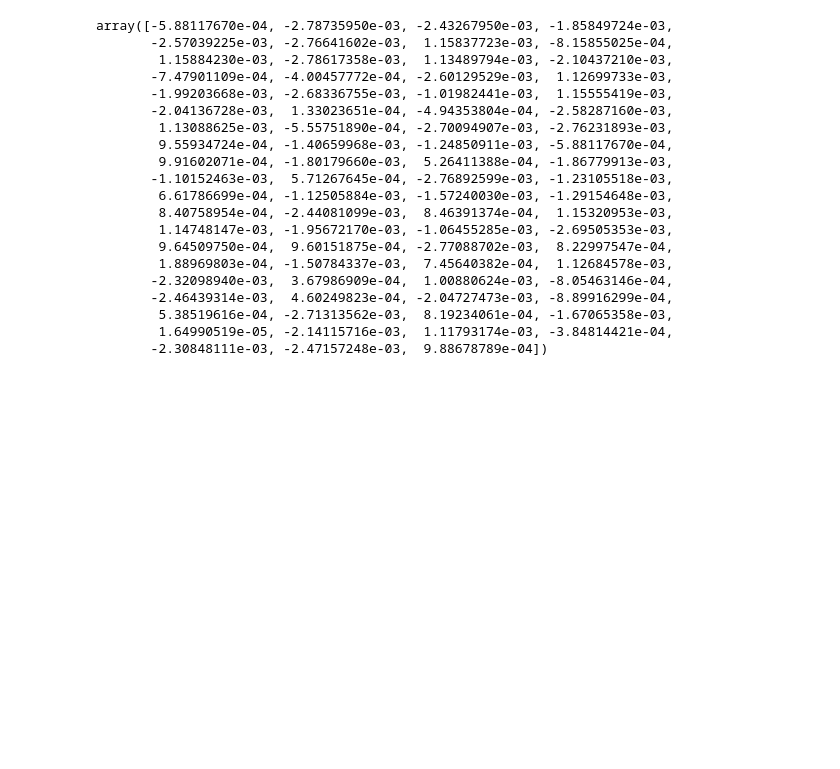
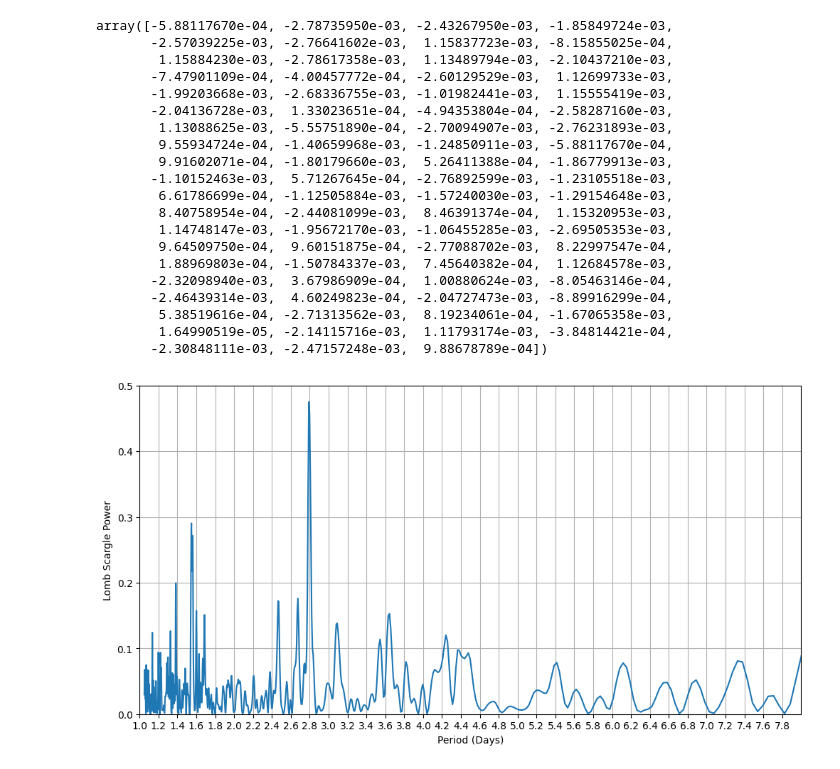
Before and after one commit to williamlee8ucb/GWAM_Lomb_Scargle, a Jupyter notebook: Cleaned_Up_LS.ipynb, the cells around one changed output. Cells and saved outputs as stored; diff of their text form; code cells hidden in the pictures; blank space fills up the shorter version.

```diff
--- a/Cleaned_Up_LS.ipynb
+++ b/Cleaned_Up_LS.ipynb
@@ -126,3 +129,20 @@ array([-5.88117670e-04, -2.78735950e-03, -2.43267950e-03, -1.85849724e-03,
         5.38519616e-04, -2.71313562e-03,  8.19234061e-04, -1.67065358e-03,
         1.64990519e-05, -2.14115716e-03,  1.11793174e-03, -3.84814421e-04,
        -2.30848111e-03, -2.47157248e-03,  9.88678789e-04])
+# %%
+ls, power = LombScargle(t_astro, mags, d_error).autopower()
+# %%
+plt.figure(figsize = (12, 6))
+
+t_end = 8
+
+plt.xlim(1, t_end)
+plt.ylim(0, 0.5)
+plt.plot(1/ls, power)
+plt.xticks(np.arange(1, t_end, 0.2))
+
+plt.xlabel("Period (Days)")
+plt.ylabel("Lomb Scargle Power")
+plt.grid()
+# %% [output]
+[figure, added]
```
Also changed, not shown: parts of 2 cells of this notebook.
